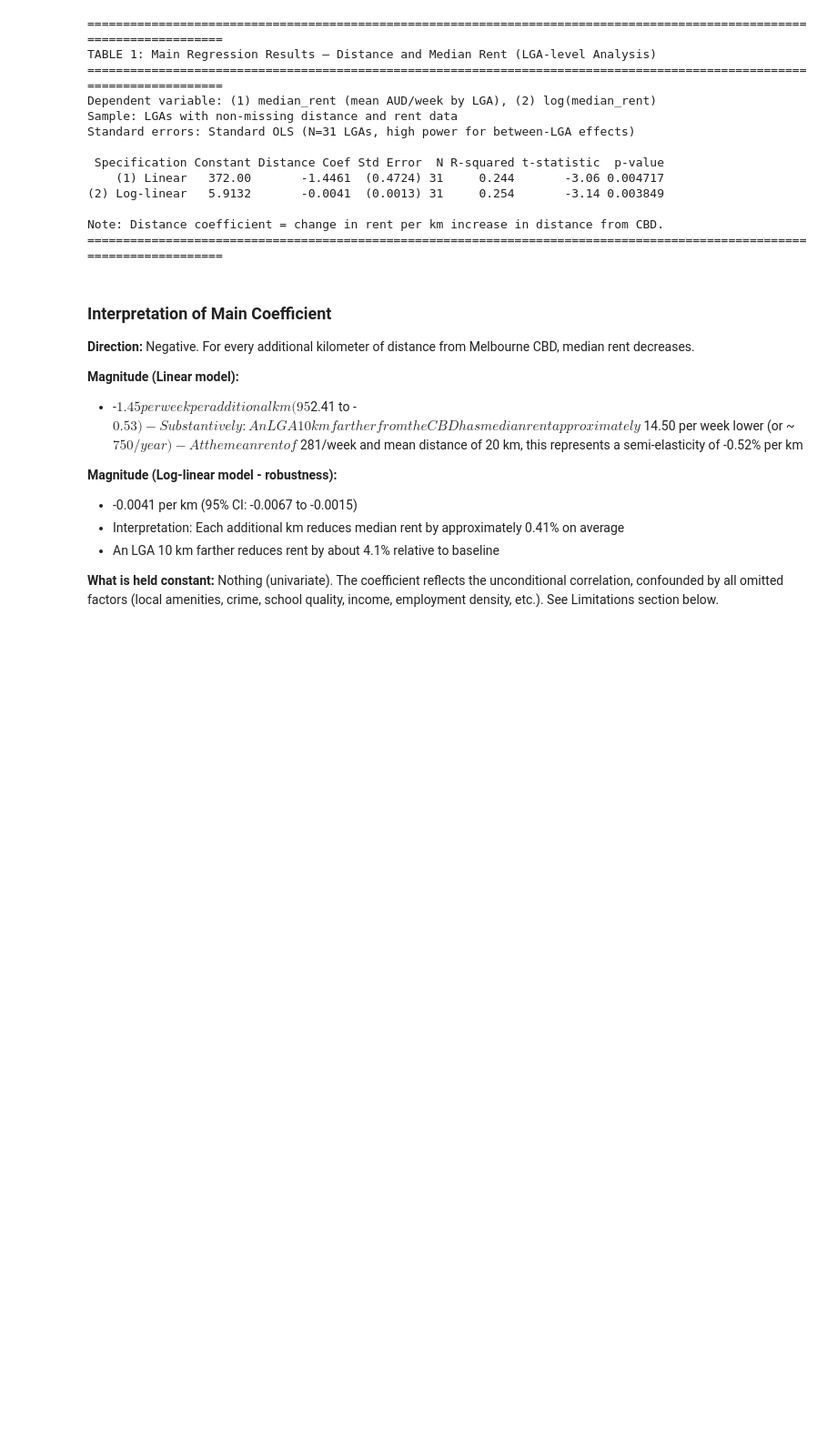
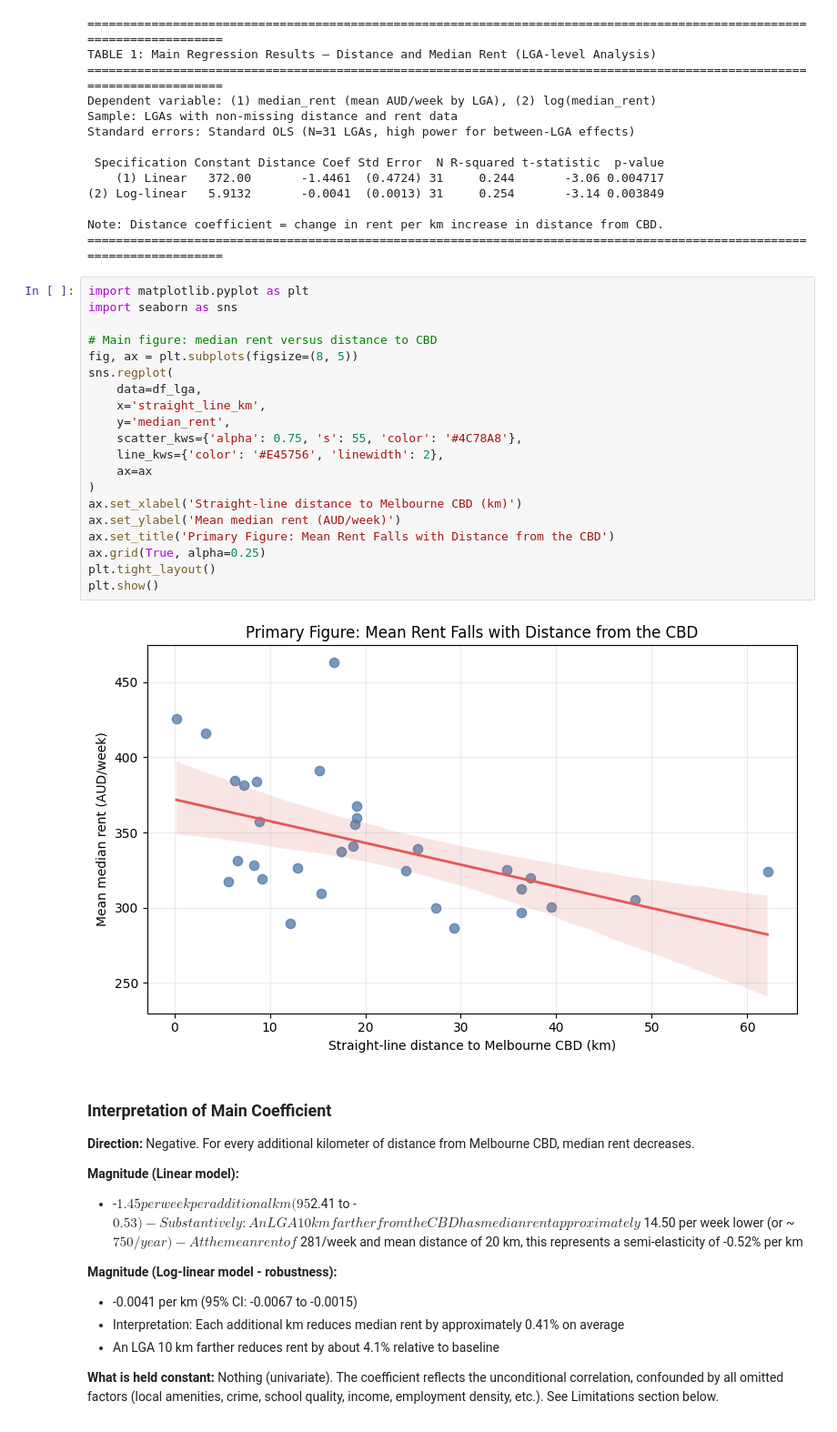
Before and after one commit to FrankW77/ECC3479-Median-Rent-and-Distance-to-Melbourne-CBD, a Jupyter notebook: outputs/Primary Econometric Analysis.ipynb, the cells around one changed output. Shown at 91% size. Cells and saved outputs as stored; diff of their text form; blank space fills up the shorter version.

Commit message:
Add primary rent-distance figure to notebook

```diff
--- a/outputs/Primary Econometric Analysis.ipynb
+++ b/outputs/Primary Econometric Analysis.ipynb
@@ -156,6 +154,28 @@ Standard errors: Standard OLS (N=31 LGAs, high power for between-LGA effects)
 
 Note: Distance coefficient = change in rent per km increase in distance from CBD.
 ========================================================================================================================
+# %%
+import matplotlib.pyplot as plt
+import seaborn as sns
+
+# Main figure: median rent versus distance to CBD
+fig, ax = plt.subplots(figsize=(8, 5))
+sns.regplot(
+    data=df_lga,
+    x='straight_line_km',
+    y='median_rent',
+    scatter_kws={'alpha': 0.75, 's': 55, 'color': '#4C78A8'},
+    line_kws={'color': '#E45756', 'linewidth': 2},
+    ax=ax
+)
+ax.set_xlabel('Straight-line distance to Melbourne CBD (km)')
+ax.set_ylabel('Mean median rent (AUD/week)')
+ax.set_title('Primary Figure: Mean Rent Falls with Distance from the CBD')
+ax.grid(True, alpha=0.25)
+plt.tight_layout()
+plt.show()
+# %% [output]
+[figure, added]
 # %% [markdown]
 ### Interpretation of Main Coefficient
 
```
Also changed, not shown: parts of 2 cells of this notebook.
